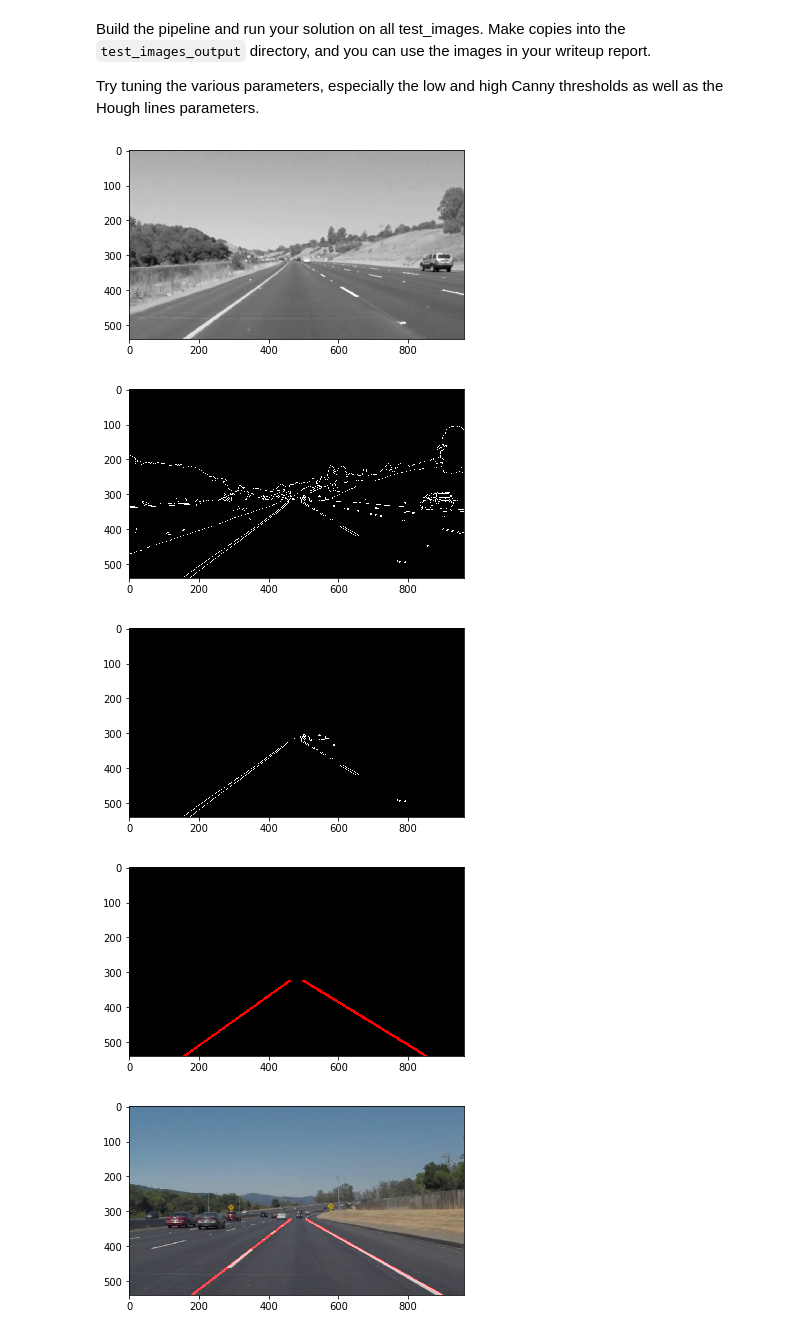
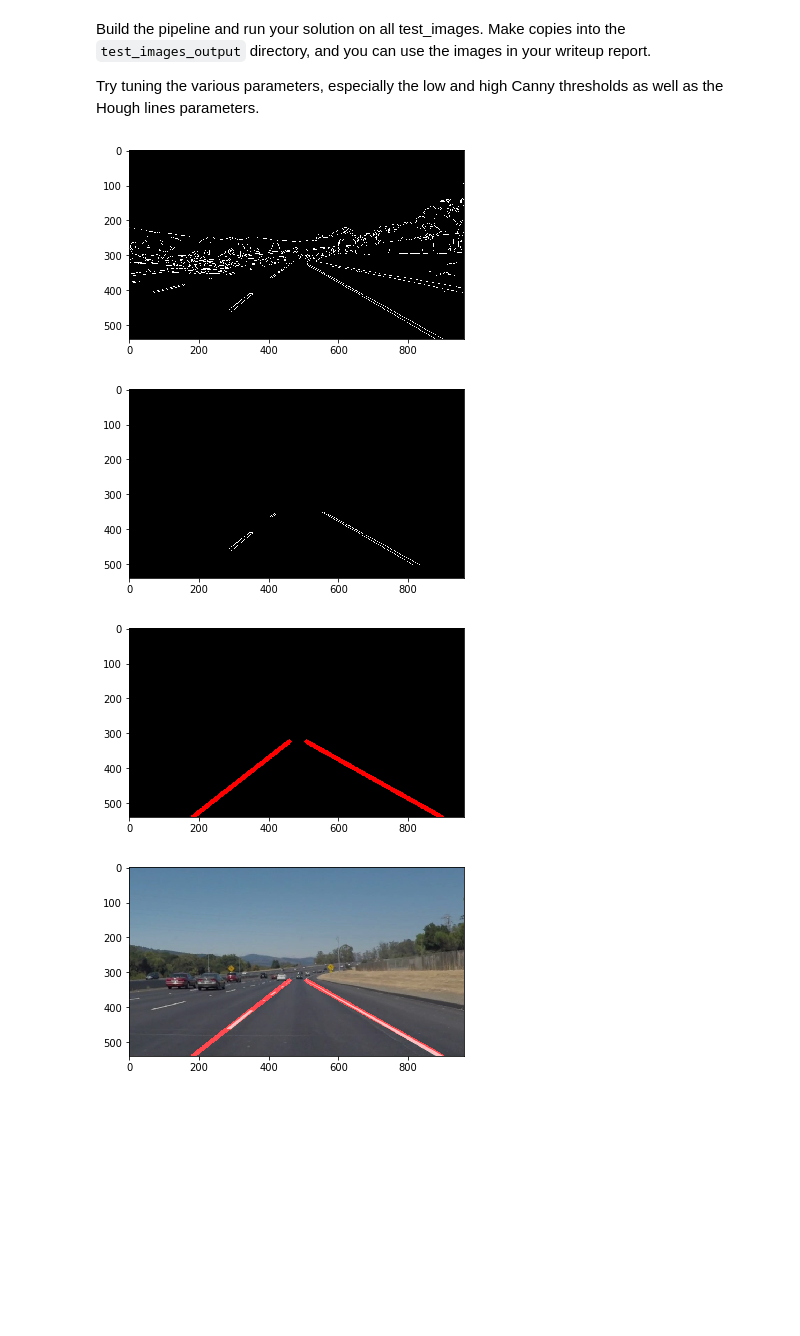
Before and after one commit to ttungl/SDC-term1-Finding-Lane-Lines-on-Road, a Jupyter notebook: Finding_Lane_Lines/Finding_lane_lines.ipynb, the cells around one changed output. Cells and saved outputs as stored; diff of their text form; code cells hidden in the pictures; blank space fills up the shorter version.

```diff
--- a/Finding_Lane_Lines/Finding_lane_lines.ipynb
+++ b/Finding_Lane_Lines/Finding_lane_lines.ipynb
@@ -234,13 +269,13 @@ Try tuning the various parameters, especially the low and high Canny thresholds
 # define kernel_size
 kernel_size = 5 # (be an odd number)
 # define parameters for Canny
-low_threshold = 50
-high_threshold = 150
+low_threshold = 28
+high_threshold = 90
 # Hough transform
-rho = 1 # distance of the line from the origin
-theta = (2*np.pi/180) # the angle away from horizontal
-threshold = 20 # minimum number of votes (intersections in a given grid cell)
-min_line_length = 5 # lengths to be accepted in the output
+rho = 2 # distance of the line from the origin
+theta = 2*np.pi/180 # the angle away from horizontal
+threshold = 15 # minimum number of votes (intersections in a given grid cell)
+min_line_length = 10 # lengths to be accepted in the output
 max_line_gap = 20 # max distance (in pixels) btw segments that are allowed to be connected to a single line.
 # %%
 
@@ -262,38 +297,33 @@ def lane_lines_pipelines(img):
     return weighted_img(lines_img, init_image, α=0.8, β=1., λ=0.)
 # %%
 # gray testing
-image1= mpimg.imread("test_images/solidYellowCurve.jpg")
+image1= mpimg.imread("test_images/solidWhiteCurve.jpg")
 gray = grayscale(image1)
-
 # Gaussian smoothing
 blur_gray = gaussian_blur(gray, kernel_size=kernel_size)
-plt.imshow(blur_gray, cmap='Greys_r')
-plt.savefig('test_images_out/blur_gray_lines.jpg', dpi=300)
-plt.show()
-
 # Canny edges detection
 edges = canny(blur_gray, low_threshold=low_threshold, high_threshold=high_threshold)
 plt.imshow(edges, cmap='Greys_r')
 plt.savefig('test_images_out/canny_edges_lines.jpg', dpi=300)
 plt.show()
 
-# Trapezoid shape adjustment
+# Two quadrilateral shapes on left and right sides
 vertices = vertices_shape(edges)
 # masked region of interest
 masked_edges = region_of_interest(edges, vertices)
 plt.imshow(masked_edges, cmap='Greys_r')
 plt.savefig('test_images_out/masked_edges_region_interest.jpg', dpi=300)
 plt.show()
 
 # Hough transform on the edges detection of the image
 lines_img = hough_lines(masked_edges, rho, theta, threshold, min_line_length, max_line_gap)
 plt.imshow(lines_img, cmap='Greys_r')
 plt.savefig('test_images_out/hough_lines.jpg', dpi=300)
+plt.show()
 # %% [output]
-[figure, old version]
+[figure, new version]
-[figure, old version]
+[figure, new version]
-[figure, old version]
+[figure, new version]
-[figure, removed]
 # %%
 # series of images
 test_images = os.listdir("test_images/")
```
Also changed, not shown: parts of 6 cells of this notebook.
